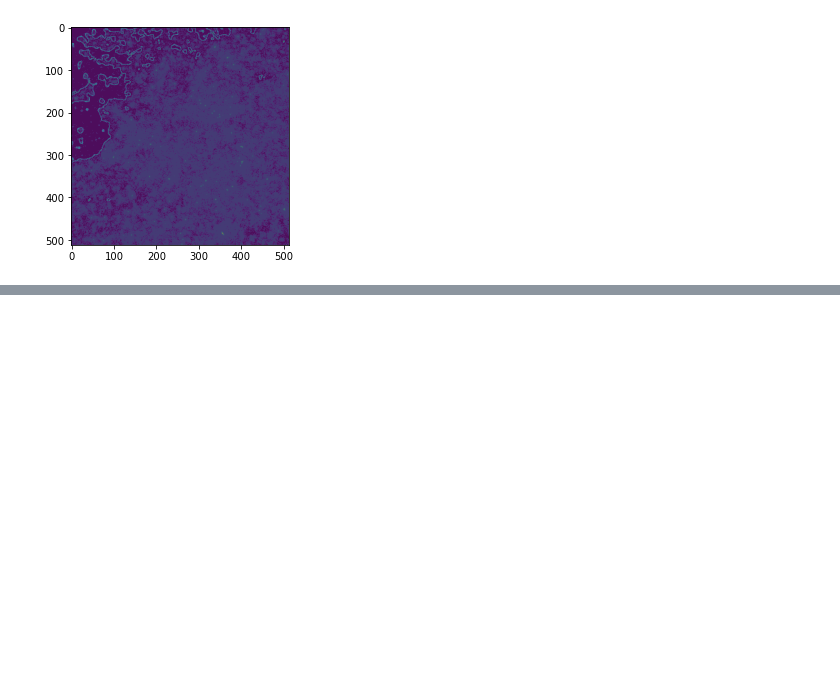
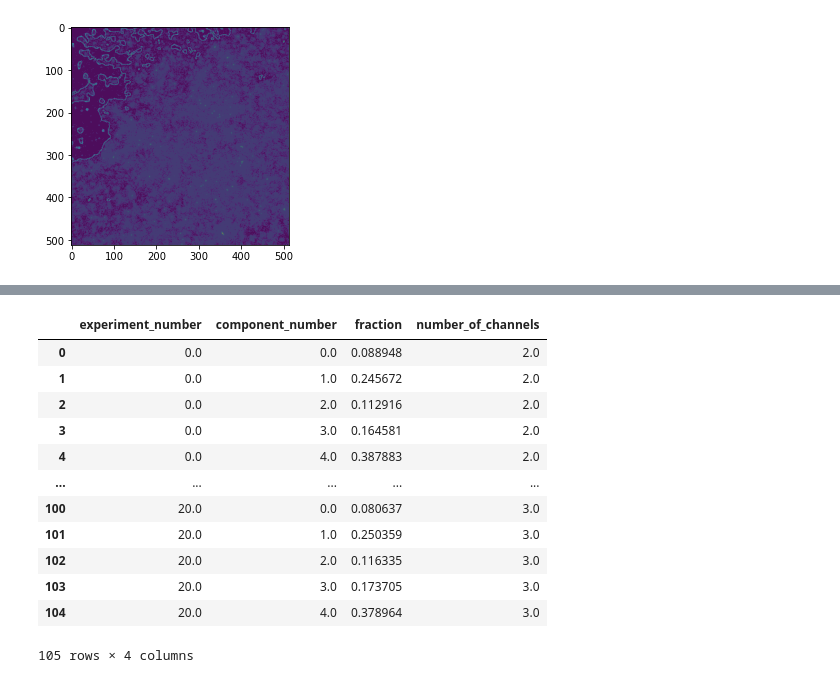
Before and after one commit to DrubinBarnes/Jin_Shirazinejad_et_al_branched_actin_manuscript, a Jupyter notebook: analysis/simplified_workflow/nb08_simplified.ipynb, the cells around one changed output, grey strips where cells are left out. Saved outputs shown, nothing was run; the diff lists cells and outputs as text; code cells hidden in the pictures; blank space fills up the shorter version.

```diff
--- a/analysis/simplified_workflow/nb08_simplified.ipynb
+++ b/analysis/simplified_workflow/nb08_simplified.ipynb
@@ -135,0 +278,18 @@ df_ada_shock_merged_features_after = df[df['cell_condition'].str.contains('after
+# %%
+old_fractions = pd.read_csv('/Users/cynashirazinejad/Desktop/test.zip')
+# %%
+old_fractions
+# %% [output]
+|  | experiment_number | component_number | fraction | number_of_channels |
+| 0 | 0.0 | 0.0 | 0.088948 | 2.0 |
+| 1 | 0.0 | 1.0 | 0.245672 | 2.0 |
+| 2 | 0.0 | 2.0 | 0.112916 | 2.0 |
+| 3 | 0.0 | 3.0 | 0.164581 | 2.0 |
+| 4 | 0.0 | 4.0 | 0.387883 | 2.0 |
+| ... | ... | ... | ... | ... |
+| 100 | 20.0 | 0.0 | 0.080637 | 3.0 |
+| 101 | 20.0 | 1.0 | 0.250359 | 3.0 |
+| 102 | 20.0 | 2.0 | 0.116335 | 3.0 |
+| 103 | 20.0 | 3.0 | 0.173705 | 3.0 |
+| 104 | 20.0 | 4.0 | 0.378964 | 3.0 |
+105 rows × 4 columns
```
Also changed, not shown: parts of 28 cells of this notebook, 3 other files.
